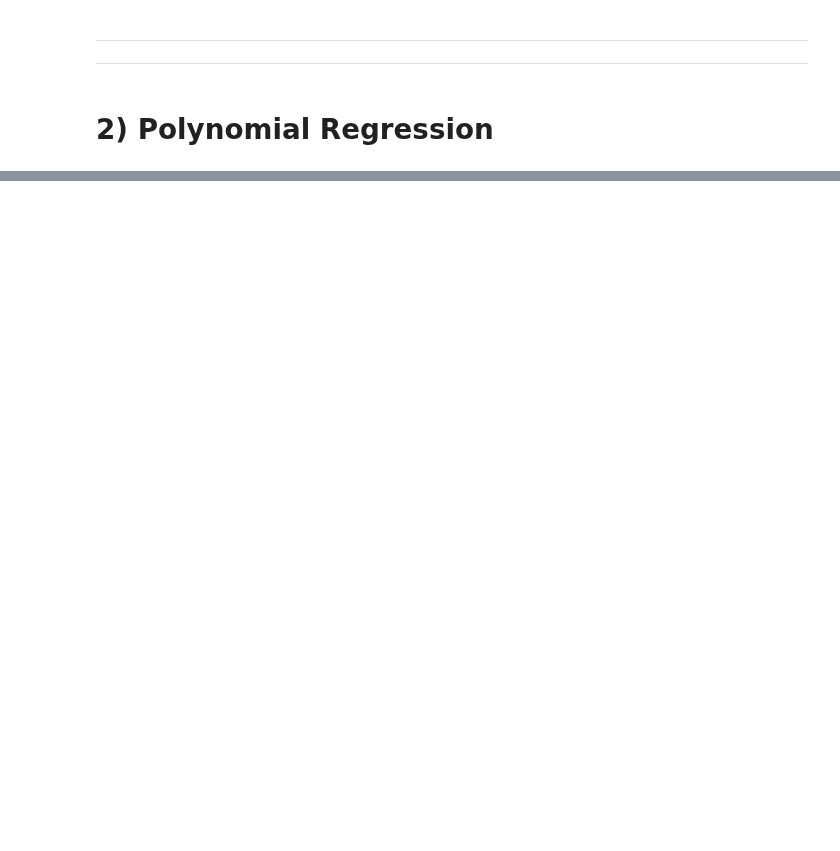
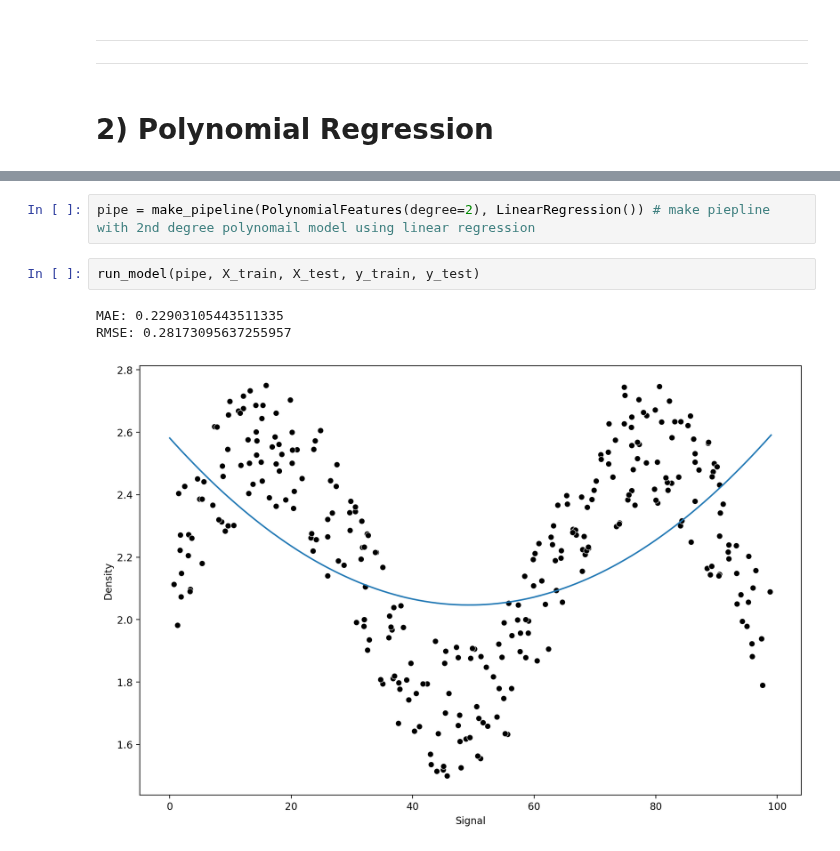
Before and after one commit to ptyadana/Data-Science-and-Machine-Learning-Projects-Dojo, a Jupyter notebook: Machine Learning & Data Science Masterclass - JP/15-Random-Forests/01-Random-Forest-Regression-Tunnel-Boring.ipynb, the cells around one changed output, grey strips where cells are left out. Cells and saved outputs as stored; diff of their text form; blank space fills up the shorter version.

```diff
--- a/Machine Learning & Data Science Masterclass - JP/15-Random-Forests/01-Random-Forest-Regression-Tunnel-Boring.ipynb
+++ b/Machine Learning & Data Science Masterclass - JP/15-Random-Forests/01-Random-Forest-Regression-Tunnel-Boring.ipynb
@@ -171,0 +219,8 @@ So our linear model is not working well enough, we need to explore more models.
+# %%
+pipe = make_pipeline(PolynomialFeatures(degree=2), LinearRegression()) # make piepline with 2nd degree polynomail model using linear regression
+# %%
+run_model(pipe, X_train, X_test, y_train, y_test)
+# %% [output]
+MAE: 0.22903105443511335
+RMSE: 0.28173095637255957
+[figure, added]
```
Also changed, not shown: parts of 21 cells of this notebook.
